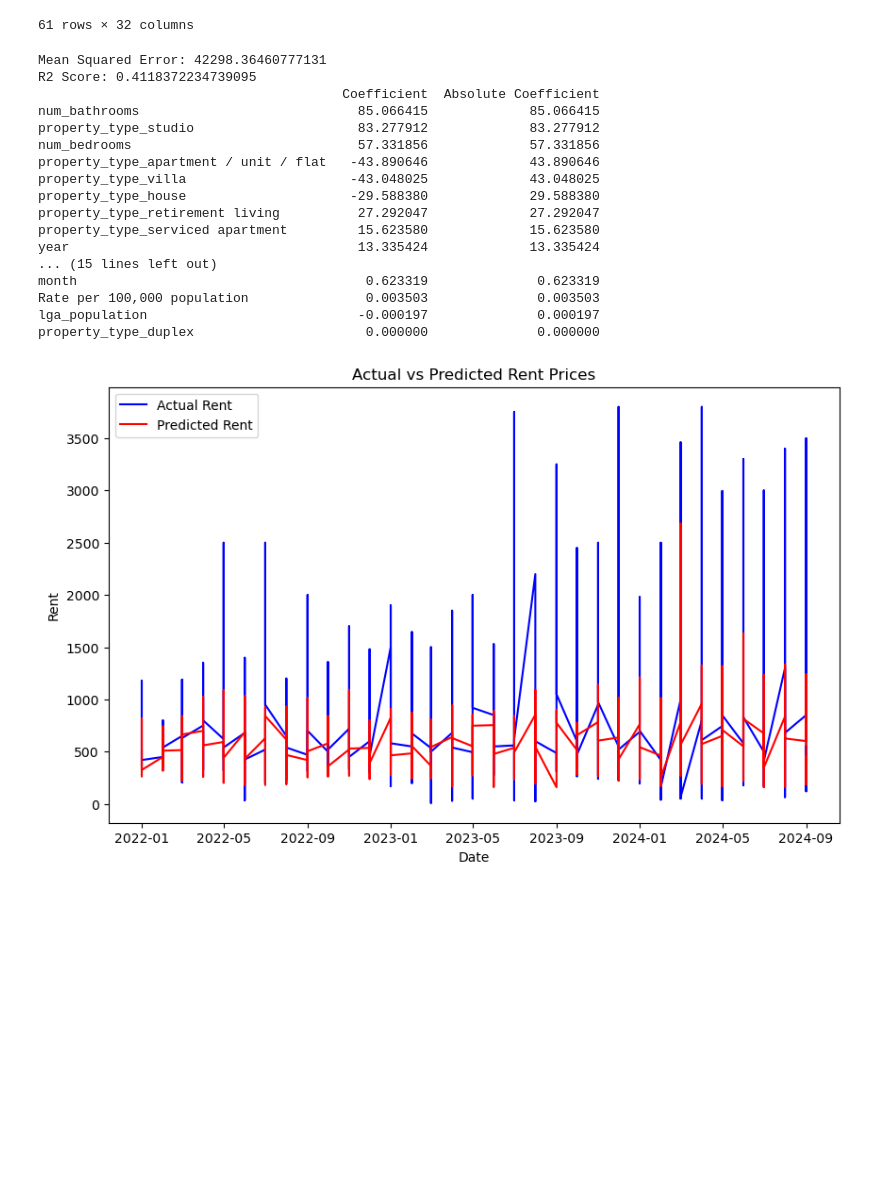
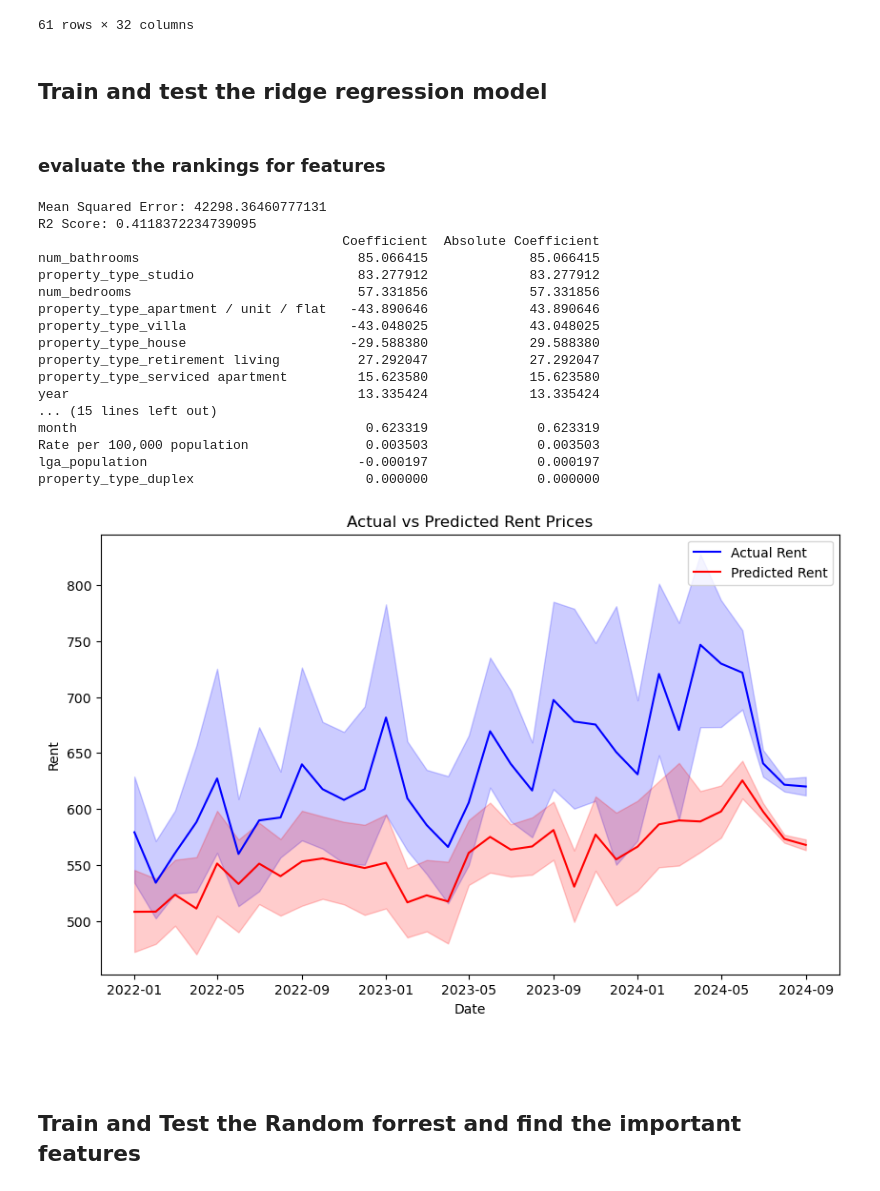
Before and after one commit to MAST30034-AppliedDataScience/project-2-group-real-estate-industry-project-32, a Jupyter notebook: notebooks/forcastReal.ipynb, the cells around one changed output. Drawn from its saved outputs; the diff is of its cells as text; code cells hidden in the pictures; blank space fills up the shorter version.

```diff
--- a/notebooks/forcastReal.ipynb
+++ b/notebooks/forcastReal.ipynb
@@ -304,6 +304,10 @@ result[result['suburb'] == 'abbotsford']
 | 13124 | 520.0 | 489.961788 | 1.0 | 1.0 | 0.0 | 1.495632 | 2024 | 9 | ... |
 | 13420 | 680.0 | 570.419577 | 2.0 | 1.0 | 1.0 | 0.633269 | 2024 | 9 | ... |
 61 rows × 32 columns
+# %% [markdown]
+## Train and test the ridge regression model
+# %% [markdown]
+### evaluate the rankings for features
 # %%
 ridge_model = Ridge(alpha=1)
 ridge_model.fit(X_train, y_train)
@@ -320,36 +324,40 @@ print(f'R2 Score: {r2}')
 # find the most significant features
 coefficients = pd.DataFrame(ridge_model.coef_, index=X_train.columns, columns=['Coefficient'])
 coefficients['Absolute Coefficient'] = coefficients['Coefficient'].abs()
 coefficients = coefficients.sort_values(by='Absolute Coefficient', ascending=False)
 print(coefficients)
 
 plt.figure(figsize=(10, 6))
-plt.plot(pd.to_datetime(X_test[['year', 'month']].assign(day=1)), y_test, label='Actual Rent', color='blue')
-plt.plot(pd.to_datetime(X_test[['year', 'month']].assign(day=1)), y_pred, label='Predicted Rent', color='red')
+sns.lineplot(x=pd.to_datetime(X_test[['year', 'month']].assign(day=1)).values, y=y_test, label='Actual Rent', color='blue')
+sns.lineplot(x=pd.to_datetime(X_test[['year', 'month']].assign(day=1)).values, y=y_pred, label='Predicted Rent', color='red')
 plt.title('Actual vs Predicted Rent Prices')
 plt.xlabel('Date')
 plt.ylabel('Rent')
 plt.legend()
 plt.show()
 # %% [output]
 Mean Squared Error: 42298.36460777131
 R2 Score: 0.4118372234739095
                                        Coefficient  Absolute Coefficient
 num_bathrooms                            85.066415             85.066415
 property_type_studio                     83.277912             83.277912
 num_bedrooms                             57.331856             57.331856
 property_type_apartment / unit / flat   -43.890646             43.890646
 property_type_villa                     -43.048025             43.048025
 property_type_house                     -29.588380             29.588380
 property_type_retirement living          27.292047             27.292047
 property_type_serviced apartment         15.623580             15.623580
 year                                     13.335424             13.335424
 ... (15 lines left out)
 month                                     0.623319              0.623319
 Rate per 100,000 population               0.003503              0.003503
 lga_population                           -0.000197              0.000197
 property_type_duplex                      0.000000              0.000000
-[figure, old version]
+[figure, new version]
+# %% [markdown]
+##
+# %% [markdown]
+## Train and Test the Random forrest and find the important features
 # %%
 from sklearn.ensemble import RandomForestRegressor
 
```
Also changed, not shown: parts of 10 cells of this notebook.
